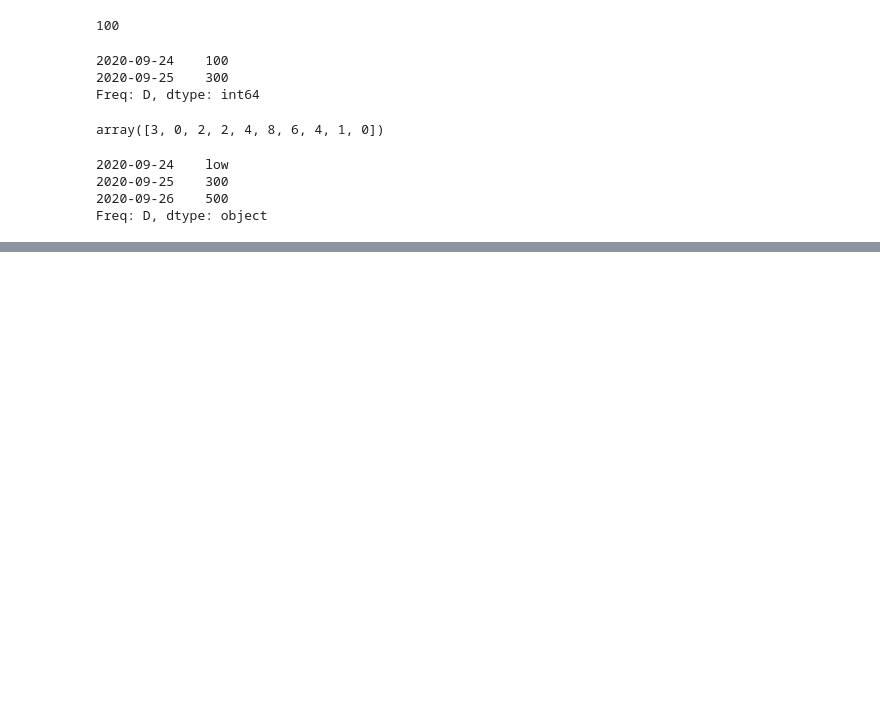
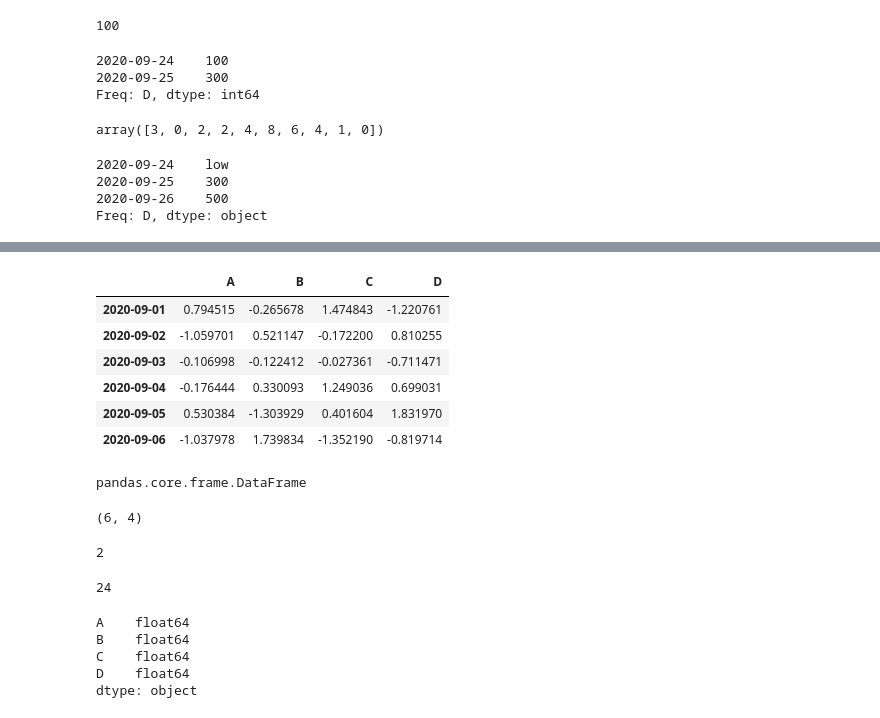
Before and after one commit to cchio74/forgemaster, a Jupyter notebook: lab03_LHC_pandas.ipynb, the cells around one changed output, grey strips where cells are left out. Drawn from its saved outputs; the diff is of its cells as text; code cells hidden in the pictures; blank space fills up the shorter version.

```diff
--- a/lab03_LHC_pandas.ipynb
+++ b/lab03_LHC_pandas.ipynb
@@ -131,0 +339,35 @@ Freq: D, dtype: object
+# %%
+df=pd.DataFrame(np.random.randn(6,4),index=dates,columns=list('ABCD'))
+df
+# %% [output]
+|  | A | B | C | D |
+| 2020-09-01 | 0.794515 | -0.265678 | 1.474843 | -1.220761 |
+| 2020-09-02 | -1.059701 | 0.521147 | -0.172200 | 0.810255 |
+| 2020-09-03 | -0.106998 | -0.122412 | -0.027361 | -0.711471 |
+| 2020-09-04 | -0.176444 | 0.330093 | 1.249036 | 0.699031 |
+| 2020-09-05 | 0.530384 | -1.303929 | 0.401604 | 1.831970 |
+| 2020-09-06 | -1.037978 | 1.739834 | -1.352190 | -0.819714 |
+# %%
+type(df)
+# %% [output]
+pandas.core.frame.DataFrame
+# %%
+df.shape
+# %% [output]
+(6, 4)
+# %%
+df.ndim
+# %% [output]
+2
+# %%
+df.size
+# %% [output]
+24
+# %%
+df.dtypes
+# %% [output]
+A    float64
+B    float64
+C    float64
+D    float64
+dtype: object
```
Also changed, not shown: parts of 57 cells of this notebook.
